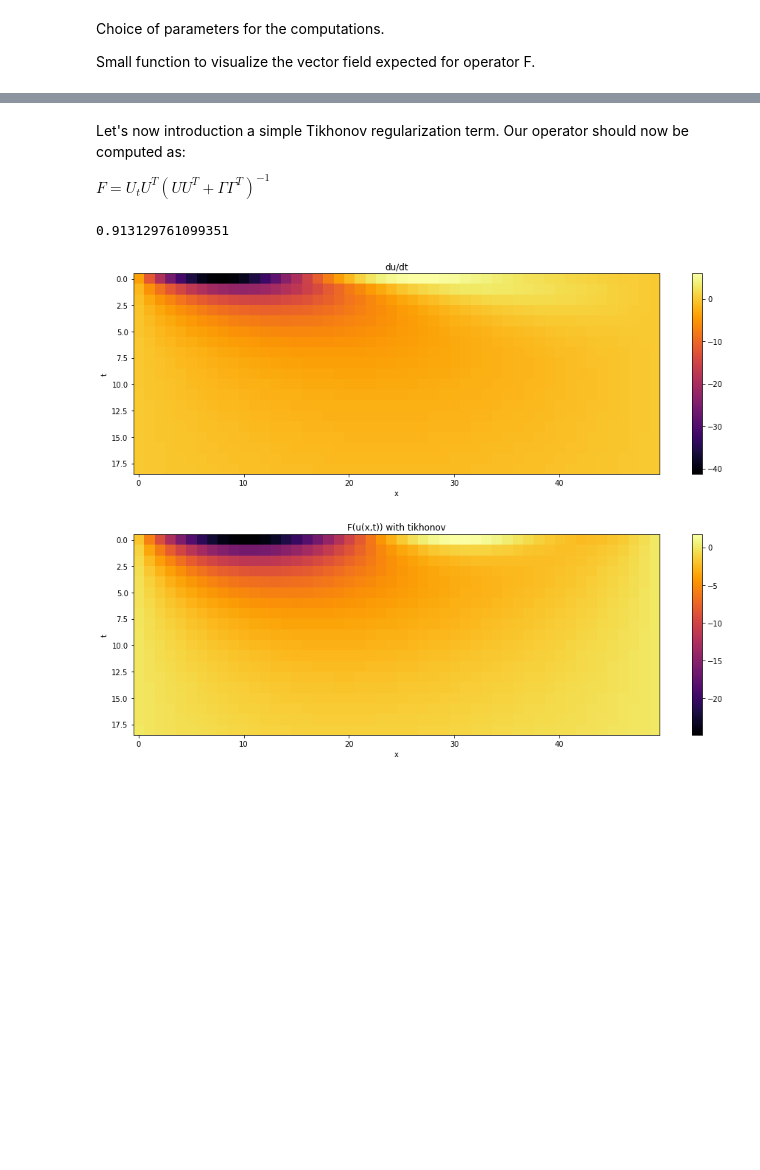
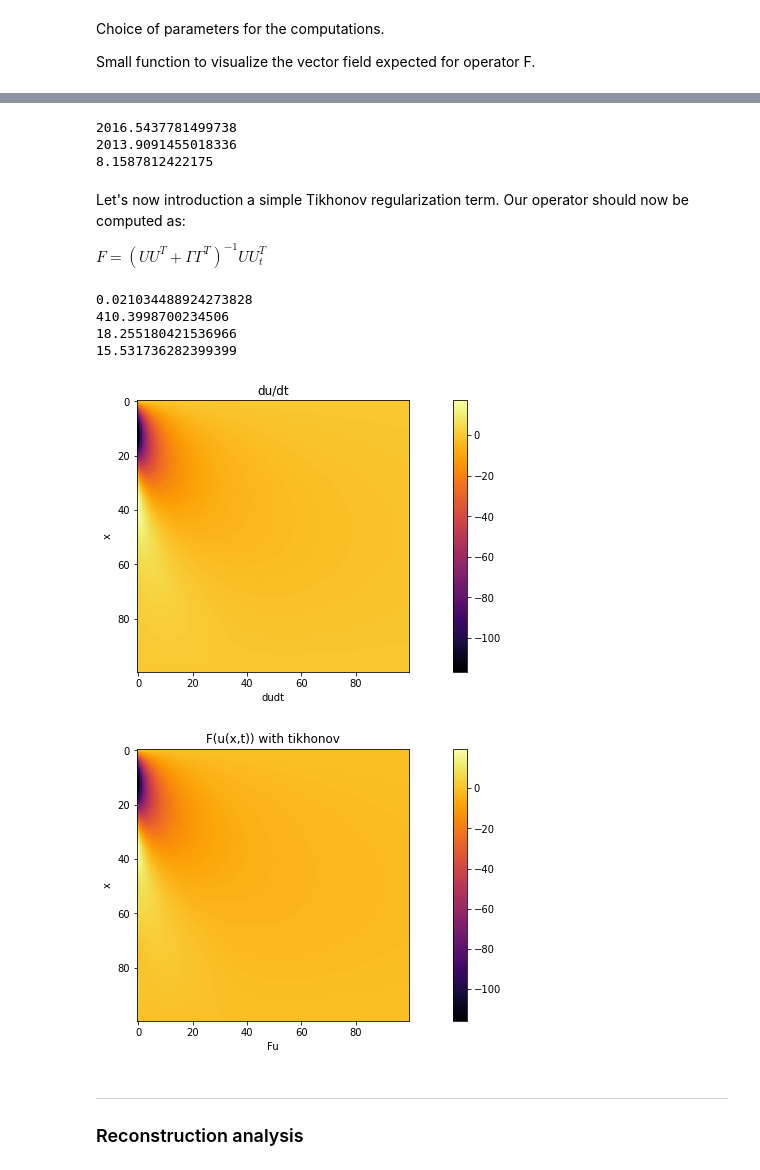
Before and after one commit to vdesgrange/closure-model, a Jupyter notebook: experiments/heat_equation_analytical_experiments.ipynb, the cells around one changed output, grey strips where cells are left out. Saved outputs shown, nothing was run; the diff lists cells and outputs as text; code cells hidden in the pictures; blank space fills up the shorter version.

```diff
--- a/experiments/heat_equation_analytical_experiments.ipynb
+++ b/experiments/heat_equation_analytical_experiments.ipynb
@@ -123,8 +59,3 @@ def get_F(u, g_u):
     tmp3 = np.matmul(u, g_u.T)
     Ft = np.matmul(tmp2, tmp3)
     return Ft.T
-# %%
-def get_ode_F(u, g_u):
-    N = len(u)
-    F = np.linalg.solve(u @ u.T + 1e-8 * np.eye(N), u @ g_u.T).T
-    return F
@@ -132,0 +68,12 @@ def get_ode_F(u, g_u):
+# %%
+def get_true_F(X):
+    dx = 1 / X
+    F = np.zeros((X, X))
+    for i in range(X):
+        F[i, i] = -2
+
+    for i in range(X - 1):
+        F[i, i + 1] = 1
+        F[i + 1, i] = 1
+
+    return (1 / dx**2) * F
@@ -176,29 +113,45 @@ Error with F2 :  0.07627737888095319
+# %%
+print(np.mean(np.abs(Ft - F)))
+print(np.mean(np.abs(Ft - F2)))
+print(np.mean(np.abs(F - F2)))
+# %% [output]
+2016.5437781499738
+2013.9091455018336
+8.1587812422175
 # %% [markdown]
 Let's now introduction a simple Tikhonov regularization term. Our operator should now be computed as:
 
-$F = U_{t} U^{T} (U U^{T} + \Gamma \Gamma^{T})^{-1}$
+$F = (U U^{T} + \Gamma \Gamma^{T})^{-1}U U_{t}^{T}$
 # %%
-def get_F_with_Tikhonov(u, g_u):
-#     u = get_heat(t_max, t_min, x_max, x_min, t_n, x_n)[1:]
-#     g_u = get_heat_grad_t(t_max, t_min, x_max, x_min, t_n, x_n)[1:]
-
+def get_F_with_Tikhonov(u, g_u): # Basically the same regularization used in the ode case
+    lb = 1e-8
     t_n = u.shape[0]
-    tmp = np.matmul(g_u, u.T)
-    tmp2 = np.matmul(u, u.T)
-    tmp3 = np.matmul(np.identity(t_n), np.identity(t_n).T) # regularization
-    tmp4 = np.linalg.pinv(tmp2 + tmp3)
-    F = np.matmul(tmp, tmp4)
+    tmp = np.matmul(u, u.T)
+    tmp2 = lb * np.matmul(np.identity(t_n), np.identity(t_n).T) # regularization
+    tmp3 = np.linalg.pinv(tmp + tmp2)
+    tmp4 = np.matmul(u, g_u.T)
+    F = np.matmul(tmp3, tmp4)
     return F
 # %%
 u, cn = get_heat(t_max, t_min, x_max, x_min, t_n, x_n, True)
 g_u = get_heat_grad_t(t_max, t_min, x_max, x_min, t_n, x_n, cn)
-F_tik = get_F_with_Tikhonov(u[1:], g_u[1:])
+F_tik = get_F_with_Tikhonov(u.T, g_u.T)
 
-show_state(g_u[1:], 'du/dt')
-show_state(F_tik @ u[1:], 'F(u(x,t)) with tikhonov')
-print(analyze_error(F_tik, u[1:], g_u[1:]))
+show_state(g_u.T, 'du/dt', 'dudt', 'x')
+show_state(F_tik @ u.T, 'F(u(x,t)) with tikhonov', 'Fu', 'x')
+print(analyze_error(F_tik, u.T, g_u.T))
+
+print(np.mean(np.abs(Ft - F_tik)))
+print(np.mean(np.abs(F_tik - F)))
+print(np.mean(np.abs(F_tik - F2)))
 # %% [output]
-0.913129761099351
+0.021034488924273828
+410.3998700234506
+18.255180421536966
+15.531736282399399
-[figure, old version]
+[figure, new version]
-[figure, old version]
+[figure, new version]
+# %% [markdown]
+---
+### Reconstruction analysis
 # %% [markdown]
```
Also changed, not shown: parts of 19 cells of this notebook, 5 other files.
